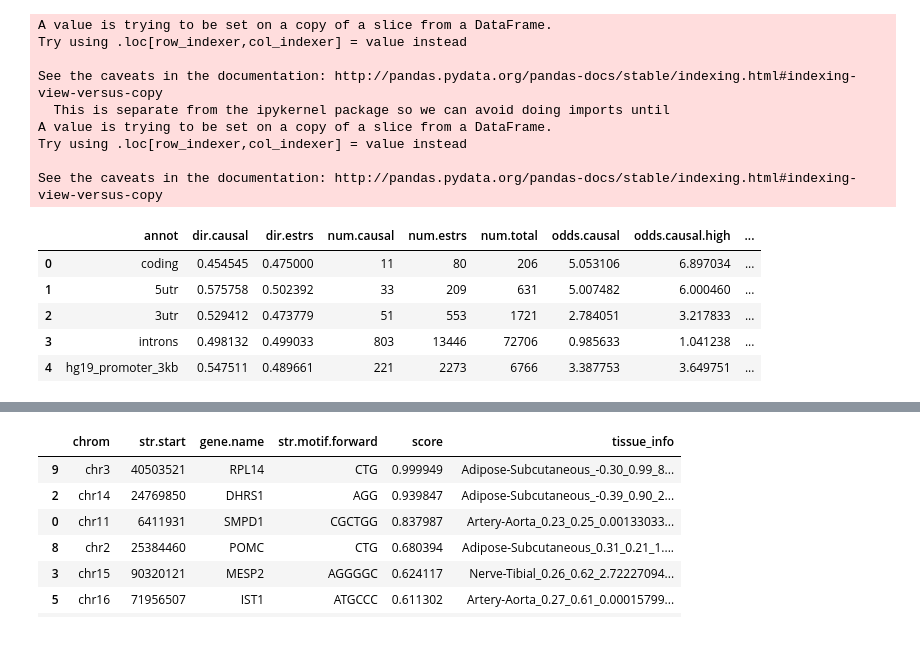
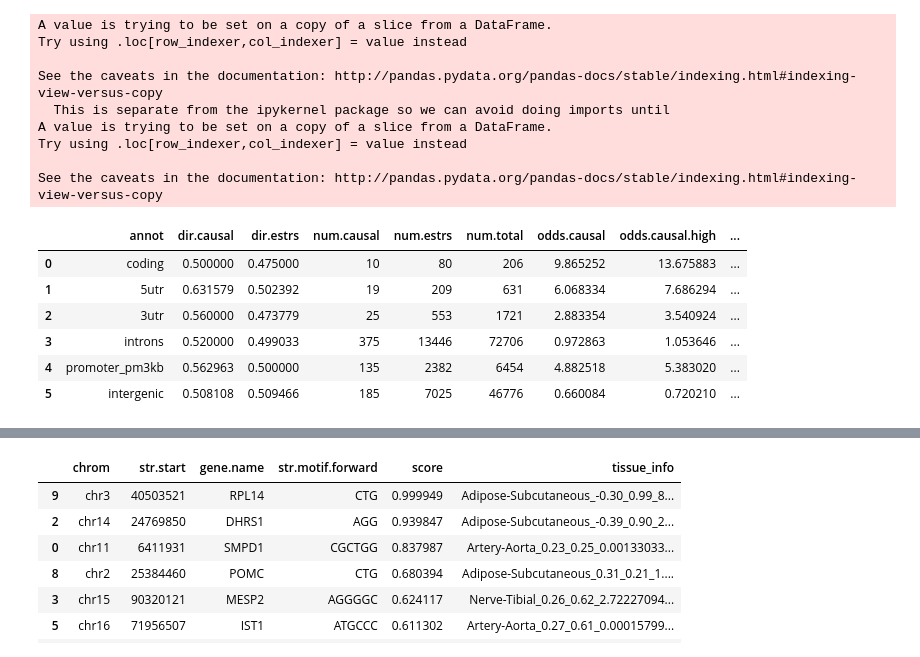
Before and after one commit to gymreklab/gtex-estrs-paper, a Jupyter notebook: figures/eSTR-GTEx-Revision-SuppFiguresEnrichment.ipynb, the cells around one changed output, grey strips where cells are left out. Saved outputs shown, nothing was run; the diff lists cells and outputs as text; code cells hidden in the pictures.

```diff
--- a/figures/eSTR-GTEx-Revision-SuppFiguresEnrichment.ipynb
+++ b/figures/eSTR-GTEx-Revision-SuppFiguresEnrichment.ipynb
@@ -33,7 +33,7 @@ dnaseI = pd.read_csv(os.path.join(DATADIR, "misc", "annotations", "dnasehs_neare
                  names=["chrom","str.start", "x","dist.dnase"])
 
 # All ref data
-ref = pd.read_csv(os.path.join(DATADIR, "misc", "annotations", "hg19.hipstr_reference_annot.bed"), sep="\t")
+ref = pd.read_csv(os.path.join(DATADIR, "misc", "annotations", "hg19.hipstr_reference_annot_v2.bed"), sep="\t")
 ref["str.start"]=ref["start"]
 ref = pd.merge(ref, allstrs[["chrom","str.start"]].drop_duplicates(), on=["chrom","str.start"])
 
@@ -251,13 +252,15 @@ def PlotEnrich(enrich, size=None, fname=None, title=None, ax=None, log2=True):
     ax.axvline(x=0, linestyle="dashed", color="gray")
     if title is not None: ax.set_title(title)
     if fname is not None: fig.savefig(fname)
+# %%
+ref["intergenic"] = ref.apply(lambda x: (x["coding"]+x["introns"]+x["5utr"]+x["3utr"]+x["promoter_pm3kb"])==0, 1)
 # %%
-all_annot = ["coding", "5utr", "3utr", "introns", "hg19_promoter_3kb"]
+all_annot = ["coding", "5utr", "3utr", "introns", "promoter_pm3kb", "intergenic"]
 
 annotenrich_by_cutoff = []
 #cutoffs = list(np.arange(0, 0.91, 0.05))+[MIN_CAUSAL_SCORE]
 percentiles = np.arange(0, 105, 5)
-cutoffs = [round(item, 2) for item in np.percentile(estrs[~np.isnan(estrs["score"])]["score"], percentiles)]
+cutoffs = [round(item, 2) for item in np.percentile(estrs[~np.isnan(estrs["score"])]["score"], percentiles)] + [0.5]
 percall = []
 
 prev_cutoff = -1
@@ -273,14 +276,15 @@ for cutoff in cutoffs:
     prev_cutoff = cutoff
 #annotenrich_by_cutoff[list(cutoffs).index(MIN_CAUSAL_SCORE)]
 # %%
-annotenrich_by_cutoff[list(cutoffs).index(0.3)]
+annotenrich_by_cutoff[list(cutoffs).index(0.5)]
 # %% [output]
 |  | annot | dir.causal | dir.estrs | num.causal | num.estrs | num.total | odds.causal | odds.causal.high | ... |
-| 0 | coding | 0.454545 | 0.475000 | 11 | 80 | 206 | 5.053106 | 6.897034 | ... |
-| 1 | 5utr | 0.575758 | 0.502392 | 33 | 209 | 631 | 5.007482 | 6.000460 | ... |
-| 2 | 3utr | 0.529412 | 0.473779 | 51 | 553 | 1721 | 2.784051 | 3.217833 | ... |
-| 3 | introns | 0.498132 | 0.499033 | 803 | 13446 | 72706 | 0.985633 | 1.041238 | ... |
-| 4 | hg19_promoter_3kb | 0.547511 | 0.489661 | 221 | 2273 | 6766 | 3.387753 | 3.649751 | ... |
+| 0 | coding | 0.500000 | 0.475000 | 10 | 80 | 206 | 9.865252 | 13.675883 | ... |
+| 1 | 5utr | 0.631579 | 0.502392 | 19 | 209 | 631 | 6.068334 | 7.686294 | ... |
+| 2 | 3utr | 0.560000 | 0.473779 | 25 | 553 | 1721 | 2.883354 | 3.540924 | ... |
+| 3 | introns | 0.520000 | 0.499033 | 375 | 13446 | 72706 | 0.972863 | 1.053646 | ... |
+| 4 | promoter_pm3kb | 0.562963 | 0.500000 | 135 | 2382 | 6454 | 4.882518 | 5.383020 | ... |
+| 5 | intergenic | 0.508108 | 0.509466 | 185 | 7025 | 46776 | 0.660084 | 0.720210 | ... |
 # %%
 annot_colors = {
     "coding": "red",
```
Also changed, not shown: parts of 3 cells of this notebook, 11 other files.
